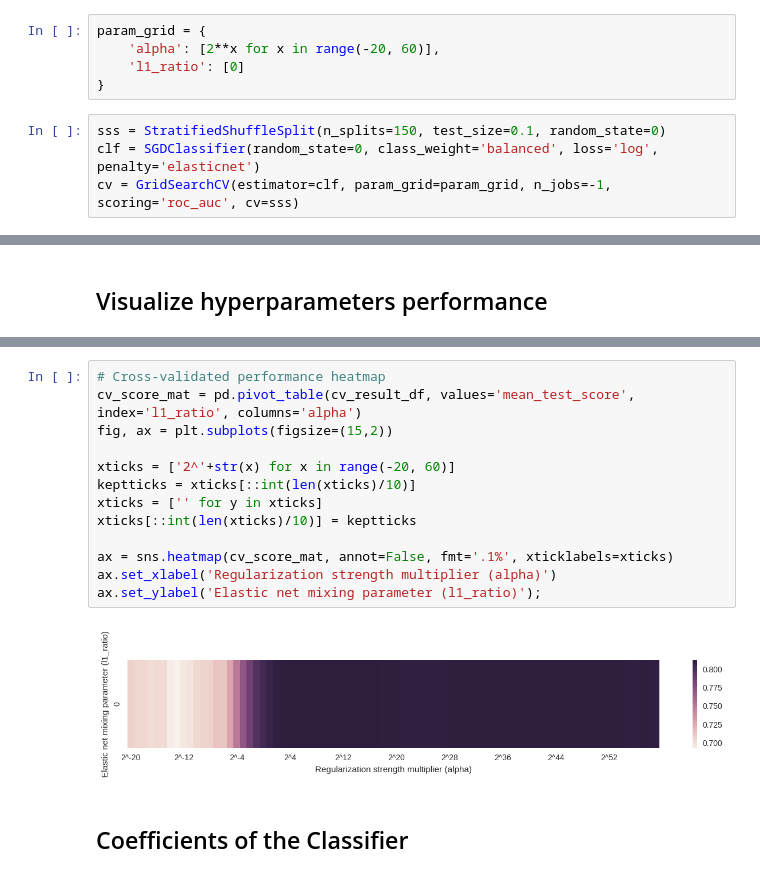
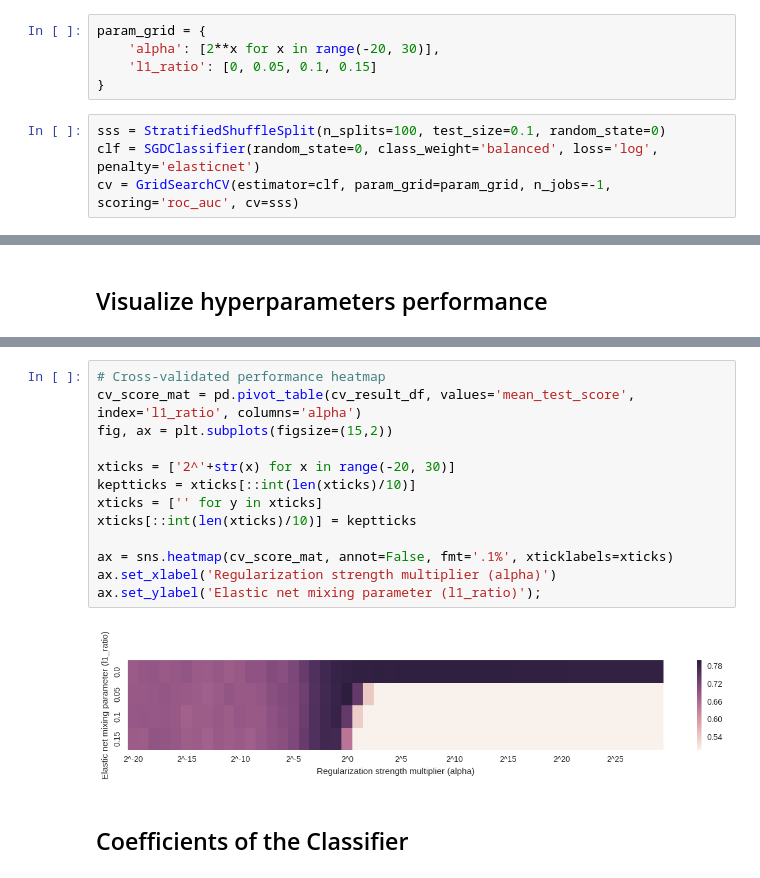
Before and after one commit to htcai/machine-learning, a Jupyter notebook: algorithms/RIT1-PCA-htcai.ipynb, the cells around one changed output, grey strips where cells are left out. Drawn from its saved outputs; the diff is of its cells as text.

Commit message:
consider more l1_ratio values

```diff
--- a/algorithms/RIT1-PCA-htcai.ipynb
+++ b/algorithms/RIT1-PCA-htcai.ipynb
@@ -102,11 +102,11 @@ X_test_scale = scale_post.transform(X_test_pca)
 ## Parameters and Classifier Fitting
 # %%
 param_grid = {
-    'alpha': [2**x for x in range(-20, 60)],
-    'l1_ratio': [0]
+    'alpha': [2**x for x in range(-20, 30)],
+    'l1_ratio': [0, 0.05, 0.1, 0.15]
 }
 # %%
-sss = StratifiedShuffleSplit(n_splits=150, test_size=0.1, random_state=0)
+sss = StratifiedShuffleSplit(n_splits=100, test_size=0.1, random_state=0)
 clf = SGDClassifier(random_state=0, class_weight='balanced', loss='log', penalty='elasticnet')
 cv = GridSearchCV(estimator=clf, param_grid=param_grid, n_jobs=-1, scoring='roc_auc', cv=sss)
 # %%
@@ -152,18 +152,18 @@ cv_result_df.head(2)
 # %%
 # Cross-validated performance heatmap
 cv_score_mat = pd.pivot_table(cv_result_df, values='mean_test_score', index='l1_ratio', columns='alpha')
 fig, ax = plt.subplots(figsize=(15,2))
 
-xticks = ['2^'+str(x) for x in range(-20, 60)]
+xticks = ['2^'+str(x) for x in range(-20, 30)]
 keptticks = xticks[::int(len(xticks)/10)]
 xticks = ['' for y in xticks]
 xticks[::int(len(xticks)/10)] = keptticks
 
 ax = sns.heatmap(cv_score_mat, annot=False, fmt='.1%', xticklabels=xticks)
 ax.set_xlabel('Regularization strength multiplier (alpha)')
 ax.set_ylabel('Elastic net mixing parameter (l1_ratio)');
 # %% [output]
-[figure, old version]
+[figure, new version]
 # %% [markdown]
 ## Coefficients of the Classifier
 # %%
```
Also changed, not shown: parts of 10 cells of this notebook, 1 other file.
